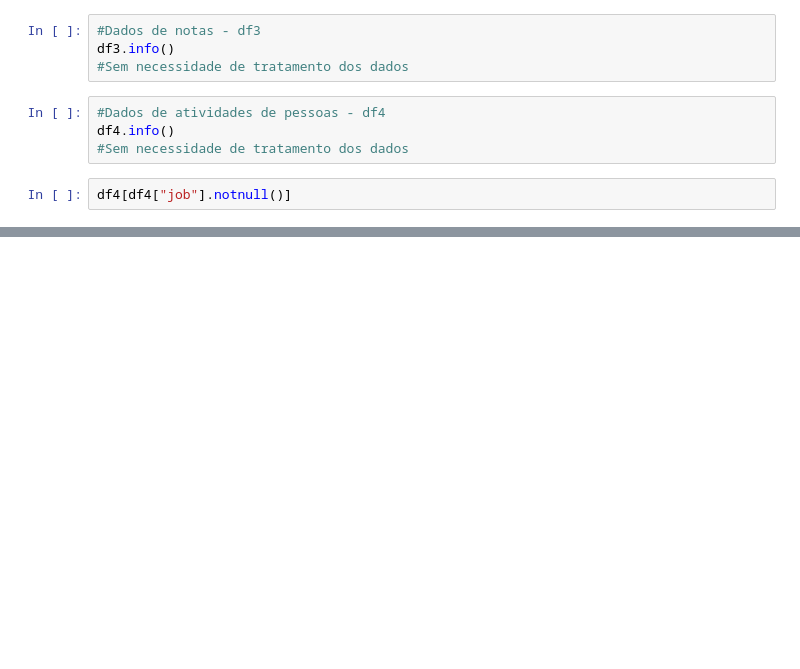
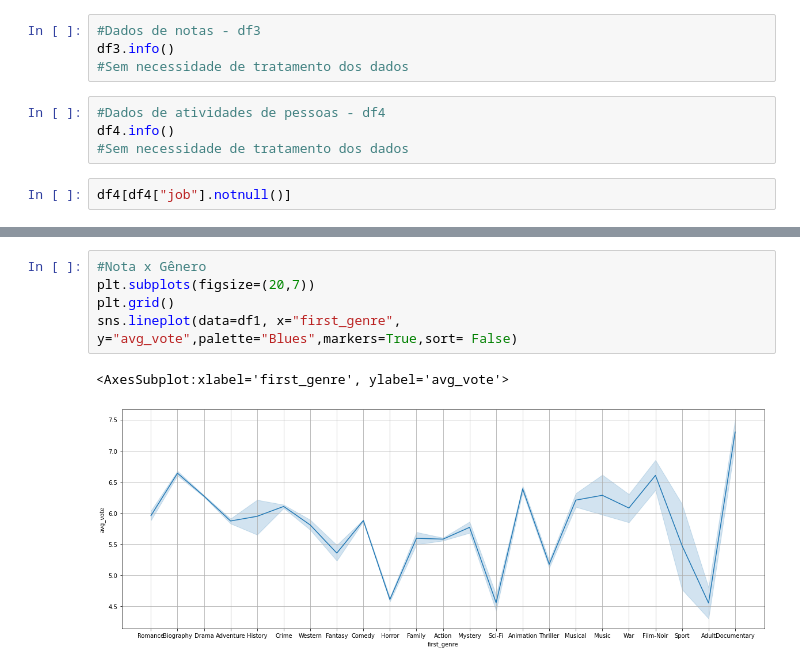
Before and after one commit to taianf/ECD-MATF37-Trabalho, a Jupyter notebook: main.ipynb, the cells around one changed output, grey strips where cells are left out. Drawn from its saved outputs; the diff is of its cells as text; blank space fills up the shorter version.

```diff
--- a/main.ipynb
+++ b/main.ipynb
@@ -137,0 +200,8 @@ sns.boxplot(x="decade", y="avg_vote", data=df1)
+# %%
+#Nota x Gênero
+plt.subplots(figsize=(20,7))
+plt.grid()
+sns.lineplot(data=df1, x="first_genre", y="avg_vote",palette="Blues",markers=True,sort= False)
+# %% [output]
+<AxesSubplot:xlabel='first_genre', ylabel='avg_vote'>
+[figure, added]
```
Also changed, not shown: parts of 9 cells of this notebook.
